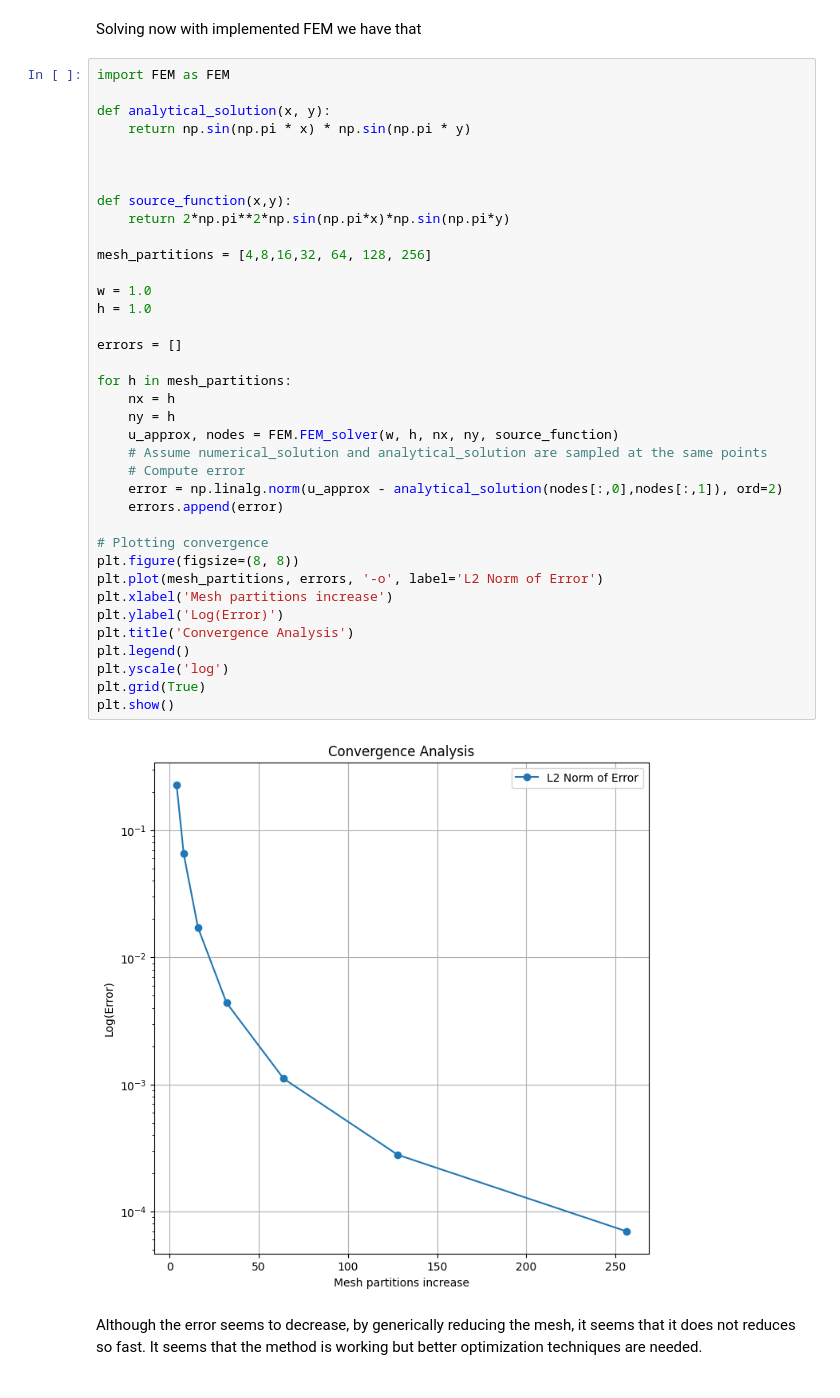
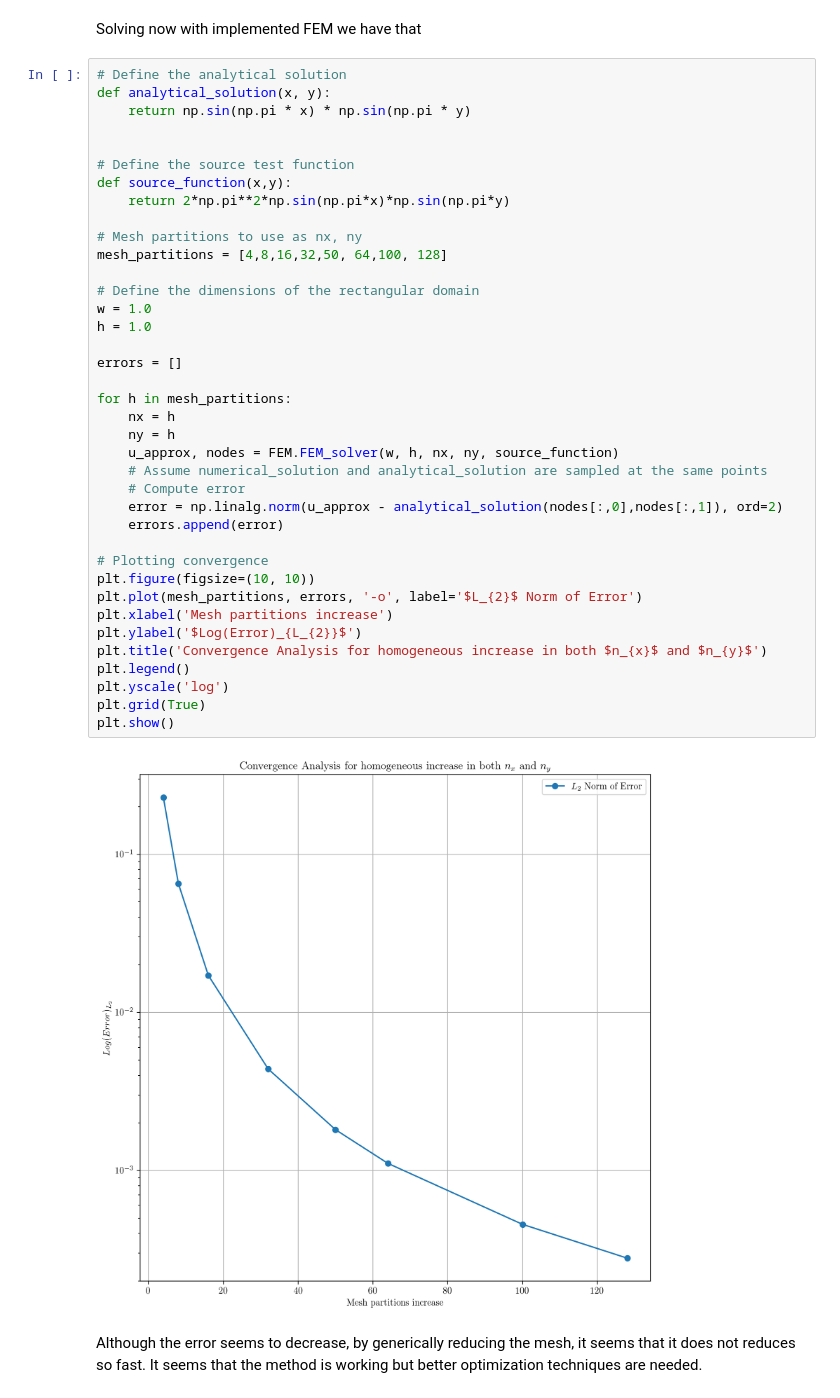
Before and after one commit to vats1703/Finite-Element-Methods, a Jupyter notebook: Implementation.ipynb, the cells around one changed output. Drawn from its saved outputs; the diff is of its cells as text.

```diff
--- a/Implementation.ipynb
+++ b/Implementation.ipynb
@@ -359,43 +354,44 @@ $$ u(x,y) = sin(\pi x)sin(\pi y) $$
 # %% [markdown]
 Solving now with implemented FEM we have that
 # %%
-import FEM as FEM
-
+# Define the analytical solution
 def analytical_solution(x, y):
     return np.sin(np.pi * x) * np.sin(np.pi * y)
 
 
-
+# Define the source test function
 def source_function(x,y):
     return 2*np.pi**2*np.sin(np.pi*x)*np.sin(np.pi*y)
 
-mesh_partitions = [4,8,16,32, 64, 128, 256]
+# Mesh partitions to use as nx, ny
+mesh_partitions = [4,8,16,32,50, 64,100, 128]
 
+# Define the dimensions of the rectangular domain
 w = 1.0
 h = 1.0
 
 errors = []
 
 for h in mesh_partitions:
     nx = h
     ny = h
     u_approx, nodes = FEM.FEM_solver(w, h, nx, ny, source_function)
     # Assume numerical_solution and analytical_solution are sampled at the same points
     # Compute error
     error = np.linalg.norm(u_approx - analytical_solution(nodes[:,0],nodes[:,1]), ord=2)
     errors.append(error)
 
 # Plotting convergence
-plt.figure(figsize=(8, 8))
-plt.plot(mesh_partitions, errors, '-o', label='L2 Norm of Error')
+plt.figure(figsize=(10, 10))
+plt.plot(mesh_partitions, errors, '-o', label='$L_{2}$ Norm of Error')
 plt.xlabel('Mesh partitions increase')
-plt.ylabel('Log(Error)')
-plt.title('Convergence Analysis')
+plt.ylabel('$Log(Error)_{L_{2}}$')
+plt.title('Convergence Analysis for homogeneous increase in both $n_{x}$ and $n_{y}$')
 plt.legend()
 plt.yscale('log')
 plt.grid(True)
 plt.show()
 # %% [output]
-[figure, old version]
+[figure, new version]
 # %% [markdown]
 Although the error seems to decrease, by generically reducing the mesh, it seems that it does not reduces so fast. It seems that the method is working but better optimization techniques are needed.
```
Also changed, not shown: parts of 14 cells of this notebook, 2 other files.
